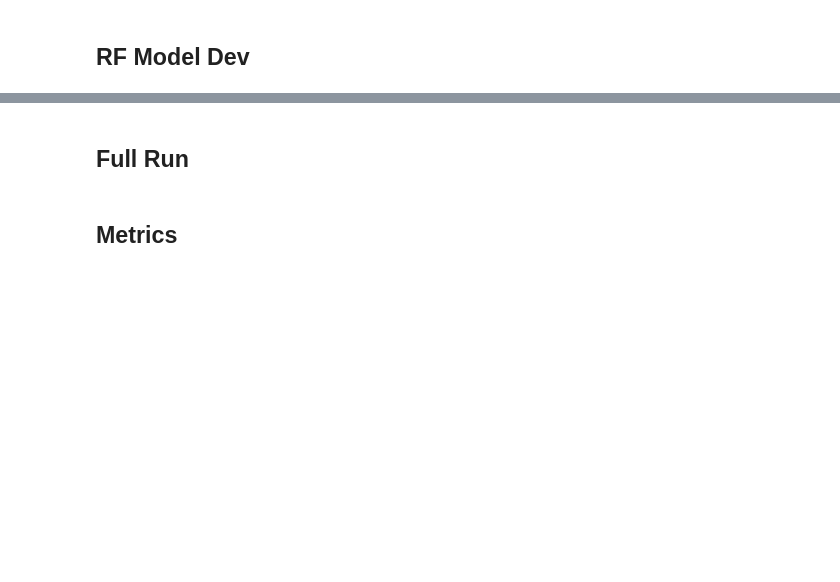
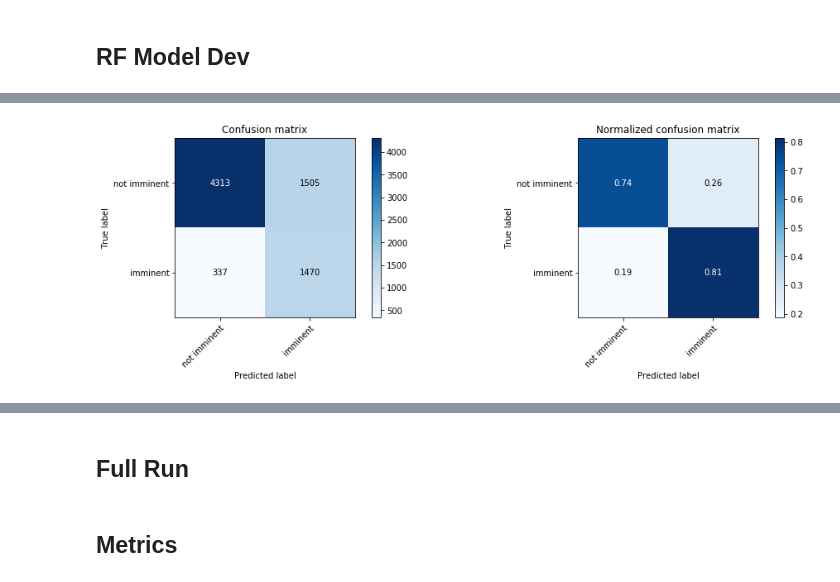
Before and after one commit to sudarshan85/imminent-adm-mimic, a Jupyter notebook: rf/rf_classifier.ipynb, the cells around one changed output, grey strips where cells are left out. Saved outputs shown, nothing was run; the diff lists cells and outputs as text; code cells hidden in the pictures; blank space fills up the shorter version.

```diff
--- a/rf/rf_classifier.ipynb
+++ b/rf/rf_classifier.ipynb
@@ -153,0 +112,9 @@ metrics
+# %%
+fig, ax = plt.subplots(1, 2, figsize=(16, 4))
+
+plot_confusion_matrix(ax[0], cm, classes=['not imminent', 'imminent'], normalize=False, title='Confusion matrix')
+plot_confusion_matrix(ax[1], cm, classes=['not imminent', 'imminent'], normalize=True,\
+                      title='Normalized confusion matrix')
+plt.show()
+# %% [output]
+[figure, added]
```
Also changed, not shown: parts of 18 cells of this notebook, 1 other file.
